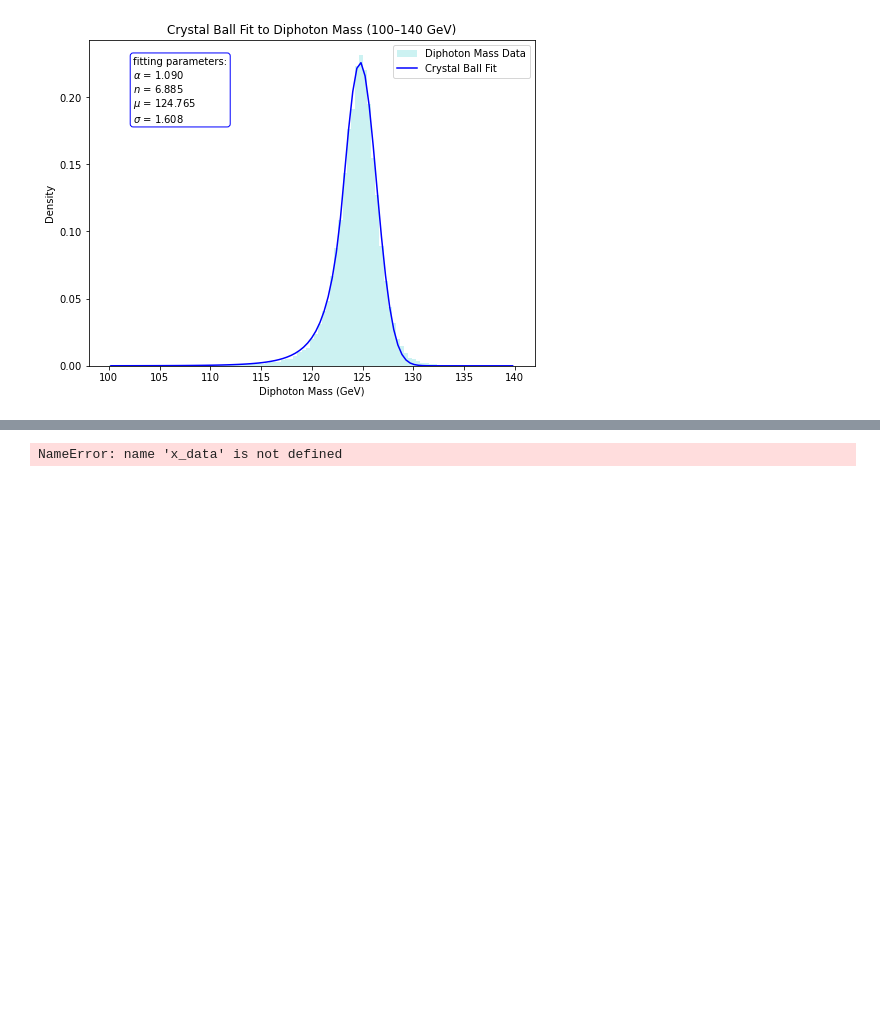
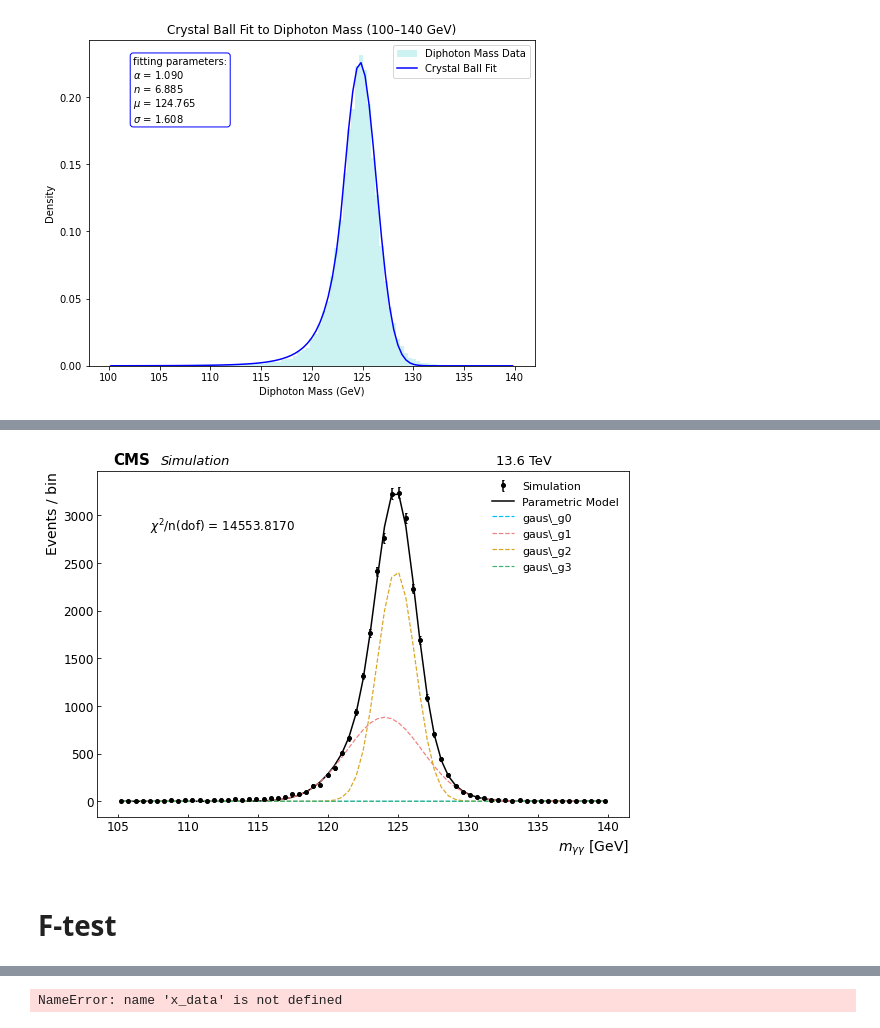
Before and after one commit to tiwariPC/hhbbgg_AwkwardAnalyzer, a Jupyter notebook: stats_study/notebook_signal_fitting/signal_mass_fitting_final.ipynb, the cells around one changed output, grey strips where cells are left out. Drawn from its saved outputs; the diff is of its cells as text; code cells hidden in the pictures; blank space fills up the shorter version.

```diff
--- a/stats_study/notebook_signal_fitting/signal_mass_fitting_final.ipynb
+++ b/stats_study/notebook_signal_fitting/signal_mass_fitting_final.ipynb
@@ -354,0 +336,28 @@ plot_gaussians_fit_with_components(
+# %%
+def fit_multiple_gaussians(data, bins, n_gaussians=4):
+    hist_vals, bin_edges = np.histogram(data, bins=bins, density=False)
+    x = 0.5 * (bin_edges[:-1] + bin_edges[1:])
+    y = hist_vals
+    y_err = np.sqrt(y)
+
+    # Initial guesses
+    amps = [max(y) / n_gaussians] * n_gaussians
+    mus = np.linspace(min(data), max(data), n_gaussians)
+    sigmas = [1.0] * n_gaussians
+    p0 = [val for triple in zip(amps, mus, sigmas) for val in triple]
+
+    # Set bounds: amp > 0, sigma > 0
+    lower_bounds = [0, min(data), 0.1] * n_gaussians
+    upper_bounds = [np.inf, max(data), 10.0] * n_gaussians
+
+    popt, _ = curve_fit(
+        lambda x, *p: sum_of_gaussians(x, *p),
+        x, y, p0=p0, bounds=(lower_bounds, upper_bounds),
+        maxfev=100000  # Increase default (was 800 * len(p0))
+
+    )
+    y_fit = sum_of_gaussians(x, *popt)
+    chi2 = np.sum(((y - y_fit)**2) / (y + 1e-6))  # avoid divide-by-zero
+    ndof = len(y) - len(popt)
+
+    return x, y, np.sqrt(y), popt, chi2, ndof
@@ -354,0 +432,19 @@ plot_gaussians_fit_with_components(
+# %%
+# Define range and bins
+mass_min, mass_max = 105, 140
+filtered_mass = diphoton_mass_np[(diphoton_mass_np >= mass_min) & (diphoton_mass_np <= mass_max)]
+bins = np.linspace(mass_min, mass_max, 70)
+
+# Fit
+x, y, yerr, popt, chi2, ndof = fit_multiple_gaussians(filtered_mass, bins, n_gaussians=4)
+
+# Plot
+plot_gaussians_fit_with_components(
+    x, y, yerr, popt, chi2, ndof,
+    title="",
+    save_path="/afs/cern.ch/user/s/sraj/sraj/www/CUA/HH-bbgg/stat_study/SumGaussFit_NMSSM_X400_Y150"
+)
+# %% [output]
+[figure, added]
+# %% [markdown]
+# F-test
```
Also changed, not shown: parts of 9 cells of this notebook, 5 other files.
